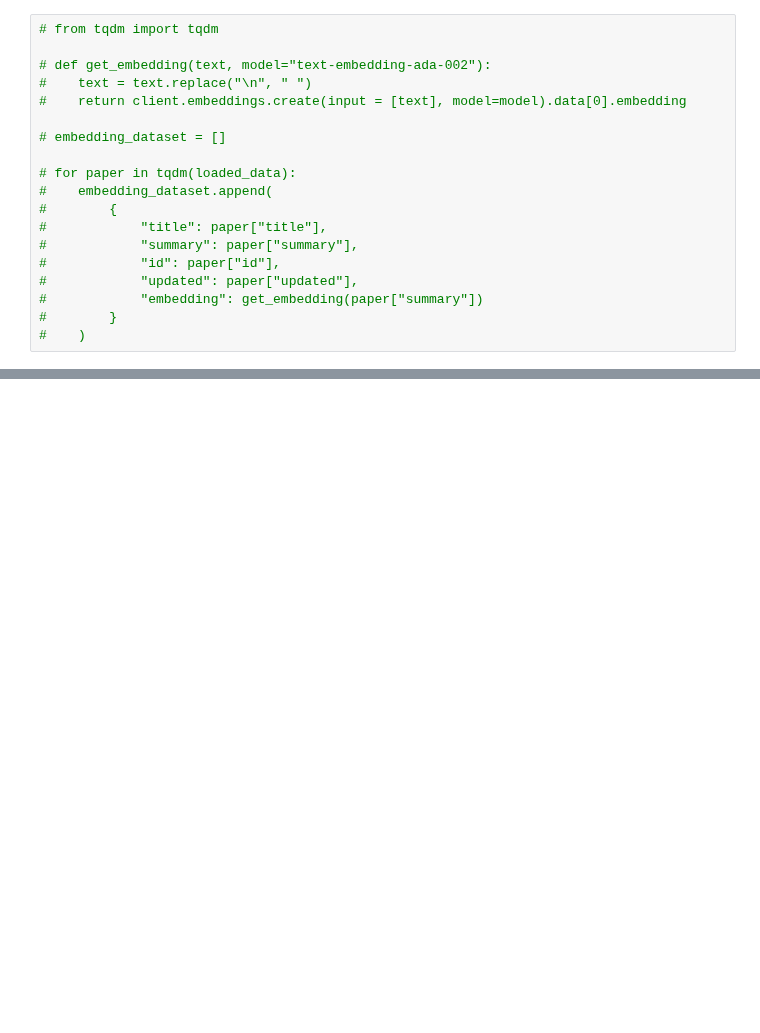
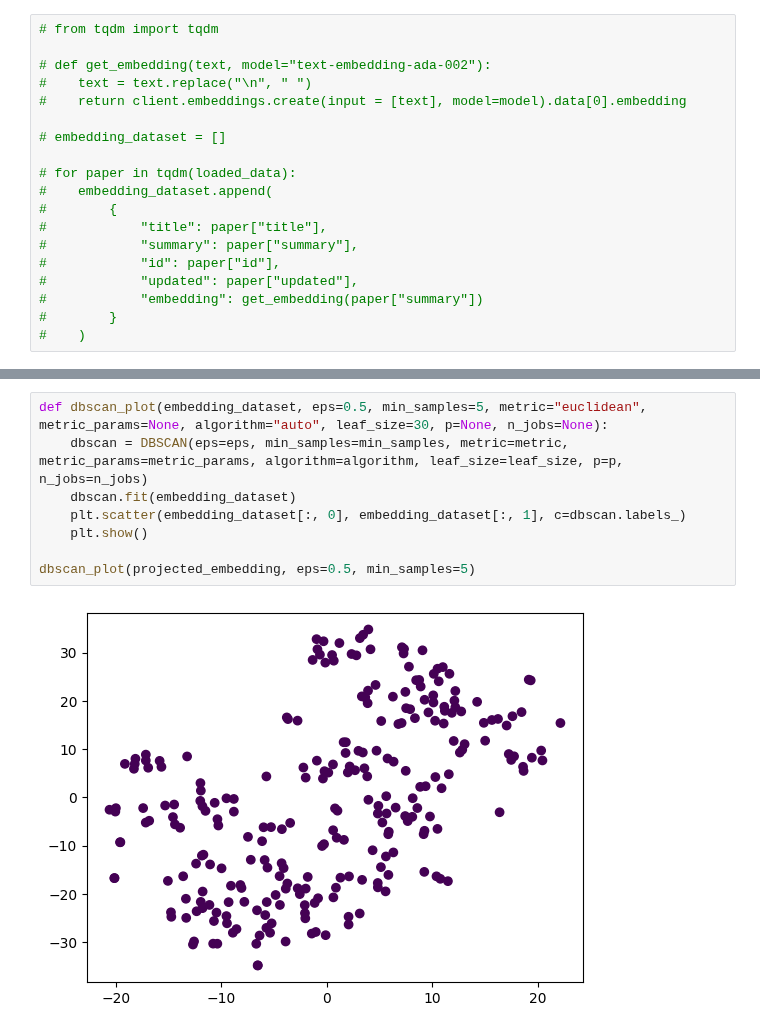
Before and after one commit to AlexandreAdam/Ai4phys_astroai_papers, a Jupyter notebook: sourceing_abstracts/getting_abstracts.ipynb, the cells around one changed output, grey strips where cells are left out. Drawn from its saved outputs; the diff is of its cells as text; blank space fills up the shorter version.

```diff
--- a/sourceing_abstracts/getting_abstracts.ipynb
+++ b/sourceing_abstracts/getting_abstracts.ipynb
@@ -154,0 +186,10 @@ embedding_vectors = np.load("embedding_vectors.npz")
+# %%
+def dbscan_plot(embedding_dataset, eps=0.5, min_samples=5, metric="euclidean", metric_params=None, algorithm="auto", leaf_size=30, p=None, n_jobs=None):
+    dbscan = DBSCAN(eps=eps, min_samples=min_samples, metric=metric, metric_params=metric_params, algorithm=algorithm, leaf_size=leaf_size, p=p, n_jobs=n_jobs)
+    dbscan.fit(embedding_dataset)
+    plt.scatter(embedding_dataset[:, 0], embedding_dataset[:, 1], c=dbscan.labels_)
+    plt.show()
+
+dbscan_plot(projected_embedding, eps=0.5, min_samples=5)
+# %% [output]
+[figure, added]
```
Also changed, not shown: parts of 4 cells of this notebook, 1 other file.
